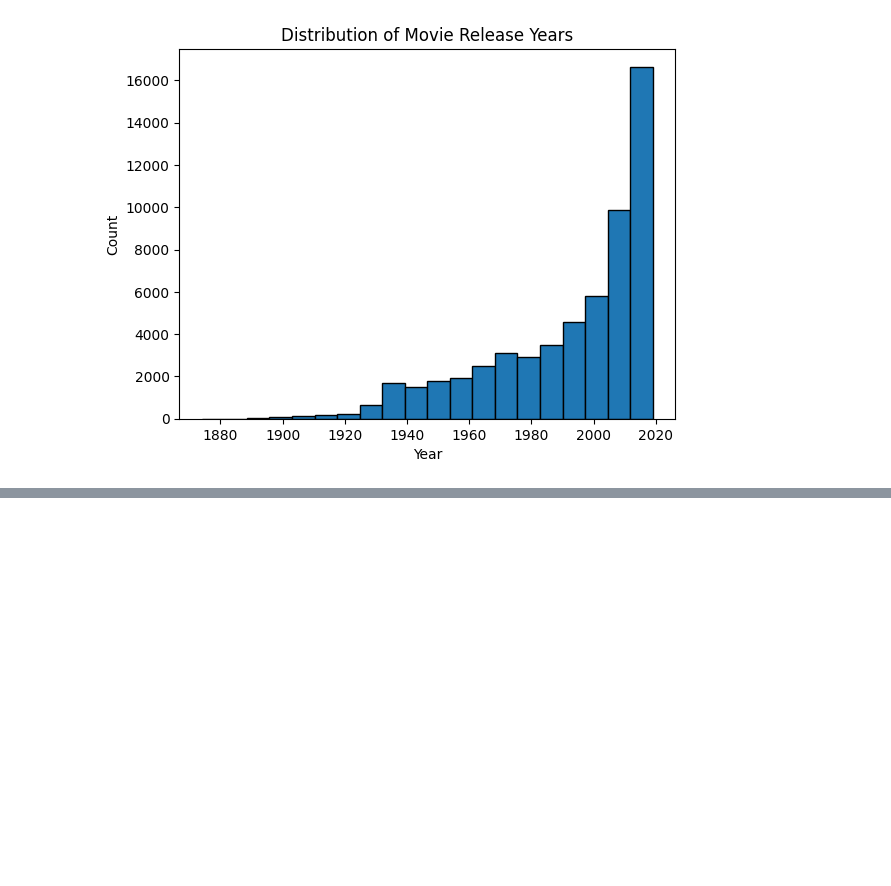
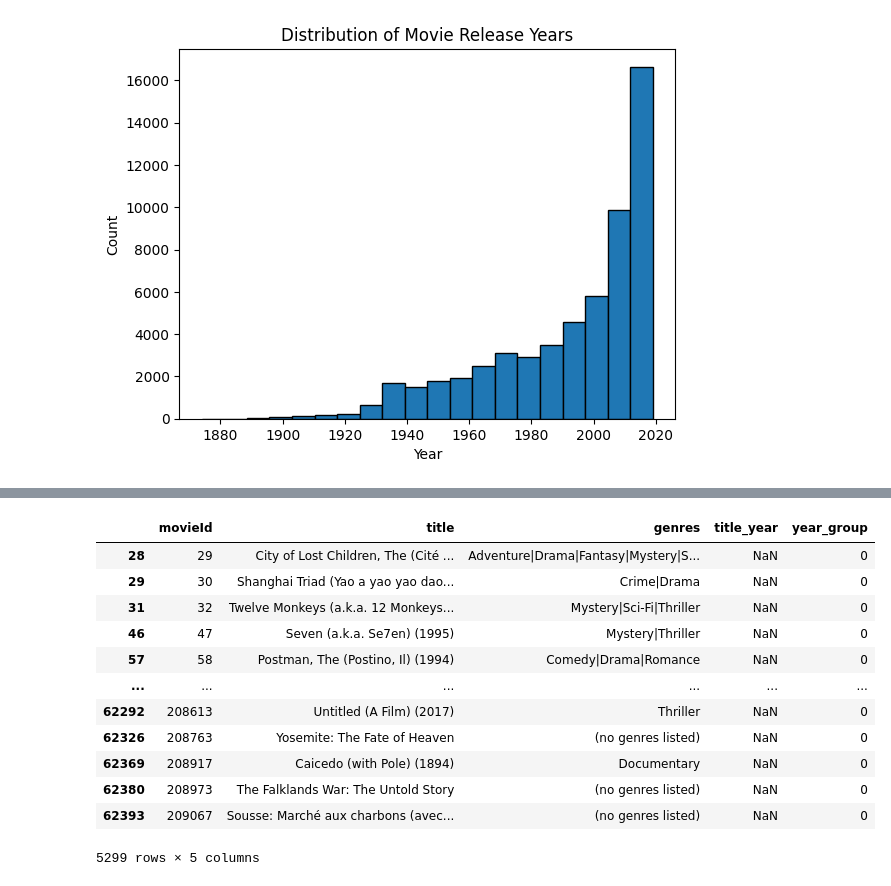
Before and after one commit to KarenKaoK/neo4j-movie-recommender, a Jupyter notebook: main.ipynb, the cells around one changed output, grey strips where cells are left out. Saved outputs shown, nothing was run; the diff lists cells and outputs as text; code cells hidden in the pictures; blank space fills up the shorter version.

Commit message:
preprocess movie data, group title year:

```diff
--- a/main.ipynb
+++ b/main.ipynb
@@ -262,0 +274,6 @@ plt.show()
+# %%
+num_bins = 5
+bins = np.linspace(movies_data['title_year'].min(), movies_data['title_year'].max(), num_bins + 1)
+movies_data['year_group'] = pd.cut(movies_data['title_year'], bins=bins, labels=range(1, num_bins + 1))
+movies_data['year_group'] = movies_data['year_group'].cat.add_categories([0]).fillna(0)
+movies_data.head(10)
@@ -262,0 +292,16 @@ plt.show()
+# %%
+movies_data[movies_data['title_year'].isna()]
+# %% [output]
+|  | movieId | title | genres | title_year | year_group |
+| 28 | 29 | City of Lost Children, The (Cité ... | Adventure|Drama|Fantasy|Mystery|S... | NaN | 0 |
+| 29 | 30 | Shanghai Triad (Yao a yao yao dao... | Crime|Drama | NaN | 0 |
+| 31 | 32 | Twelve Monkeys (a.k.a. 12 Monkeys... | Mystery|Sci-Fi|Thriller | NaN | 0 |
+| 46 | 47 | Seven (a.k.a. Se7en) (1995) | Mystery|Thriller | NaN | 0 |
+| 57 | 58 | Postman, The (Postino, Il) (1994) | Comedy|Drama|Romance | NaN | 0 |
+| ... | ... | ... | ... | ... | ... |
+| 62292 | 208613 | Untitled (A Film) (2017) | Thriller | NaN | 0 |
+| 62326 | 208763 | Yosemite: The Fate of Heaven | (no genres listed) | NaN | 0 |
+| 62369 | 208917 | Caicedo (with Pole) (1894) | Documentary | NaN | 0 |
+| 62380 | 208973 | The Falklands War: The Untold Story | (no genres listed) | NaN | 0 |
+| 62393 | 209067 | Sousse: Marché aux charbons (avec... | (no genres listed) | NaN | 0 |
+5299 rows × 5 columns
```
Also changed, not shown: parts of 2 cells of this notebook.
